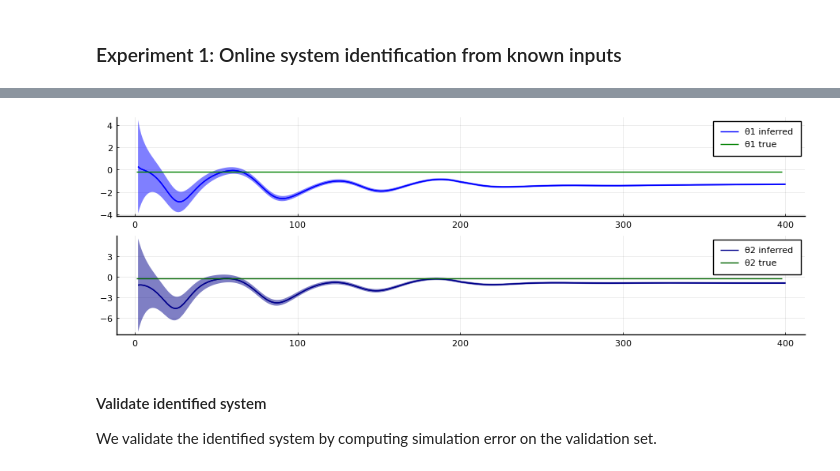
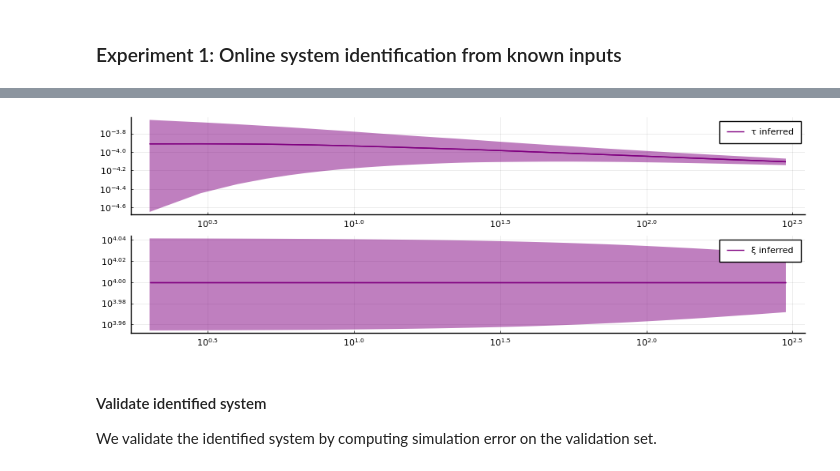
Before and after one commit to wmkouw/actinf-oscillator, a Jupyter notebook: demo_ActInf-GFX-oscillator.ipynb, the cells around one changed output, grey strips where cells are left out. Saved outputs shown, nothing was run; the diff lists cells and outputs as text; code cells hidden in the pictures.

```diff
--- a/demo_ActInf-GFX-oscillator.ipynb
+++ b/demo_ActInf-GFX-oscillator.ipynb
@@ -264,12 +263,11 @@ eval(Meta.parse(algorithmSourceCode(algo)));
 ### Experiment 1: Online system identification from known inputs
 # %%
 # Time horizon
-T = 400
-stop = T-200
+T = 300
+stop = T-150
 
 # Design input signal
-input = [cos.((1:stop)./ (6*π)); zeros(length(stop+1:T),)]
-# input = [0; 0; 1; zeros(T-3,)];
+input = [cos.((1:stop)./ (3*π)); zeros(length(stop+1:T),)];
 # %%
 using GFX
 # %%
@@ -354,13 +401,17 @@ plot(p201, p202, p203, layout=(3,1), size=(900,500))
 # %%
-p1 = plot(2:T, est_coeffs[1][2:T,1], color="blue", label="θ1 inferred")
-plot!(2:T, est_coeffs[1][2:T,1], ribbon=[sqrt.(est_coeffs[2][2:T,1,1]), sqrt.(est_coeffs[2][2:T,1,1])], color="blue", label="")
-plot!(θ_true[1]*ones(T-2,), label="θ1 true", color="green")
-p2 = plot(2:T, est_coeffs[1][2:T,2], color="darkblue", label="θ2 inferred")
-plot!(2:T, est_coeffs[1][2:T,2], ribbon=[sqrt.(est_coeffs[2][2:T,2,2]), sqrt.(est_coeffs[2][2:T,2,2])], color="darkblue", label="")
-plot!(θ_true[2]*ones(T-2,), label="θ2 true", color="darkgreen")
-plot(p1,p2, layout=(2,1), size=(900,300))
+# Process noise precision
+p401 = plot(2:T, est_noises[1][2:T,1], color="purple", label="τ inferred", scale=:log10)
+plot!(2:T, est_noises[1][2:T,1], ribbon=[sqrt.(est_noises[2][2:T,1]), sqrt.(est_noises[2][2:T,1])], color="purple", label="")
+# plot!(ξ_true[1]*ones(T-2,), label="ξ true", color="green")
+
+# Measurement noise precision
+p402 = plot(2:T, est_noises[1][2:T,2], color="purple", label="ξ inferred", scale=:log10)
+plot!(2:T, est_noises[1][2:T,2], ribbon=[sqrt.(est_noises[2][2:T,2]), sqrt.(est_noises[2][2:T,2])], color="purple", label="")
+# plot!(ξ_true[1]*ones(T-2,), label="ξ true", color="green")
+
+plot(p401, p402, layout=(2,1), size=(900,300))
 # %% [output]
-[figure, old version]
+[figure, new version]
 # %% [markdown]
 #### Validate identified system
 
```
Also changed, not shown: parts of 25 cells of this notebook, 3 other files.
